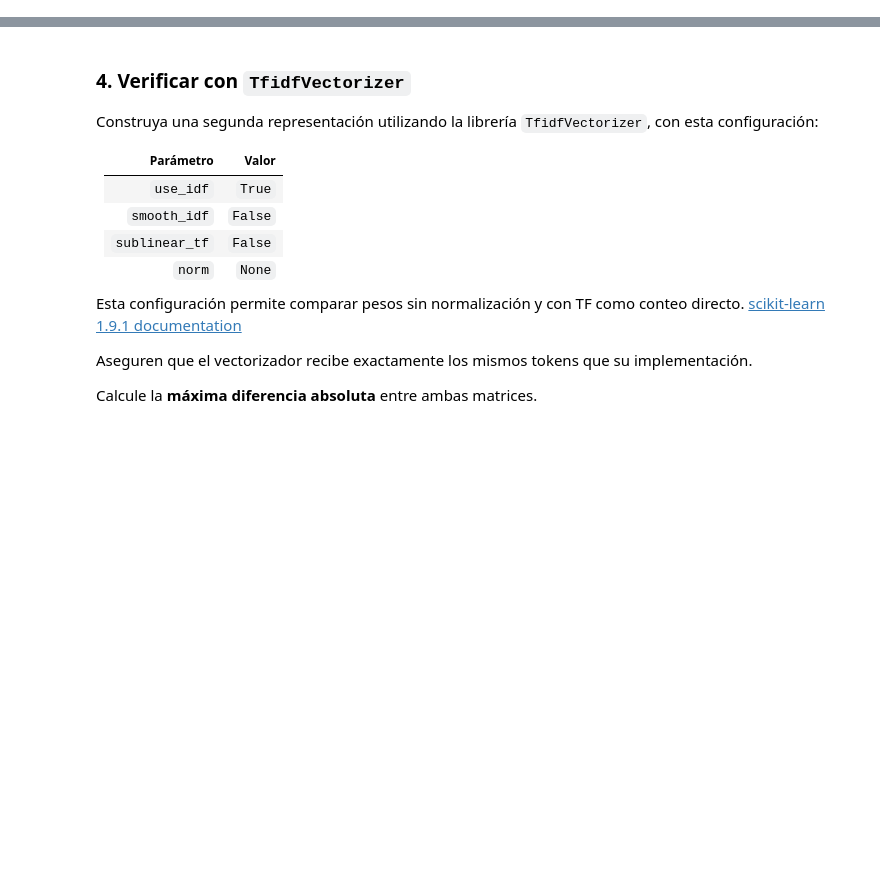
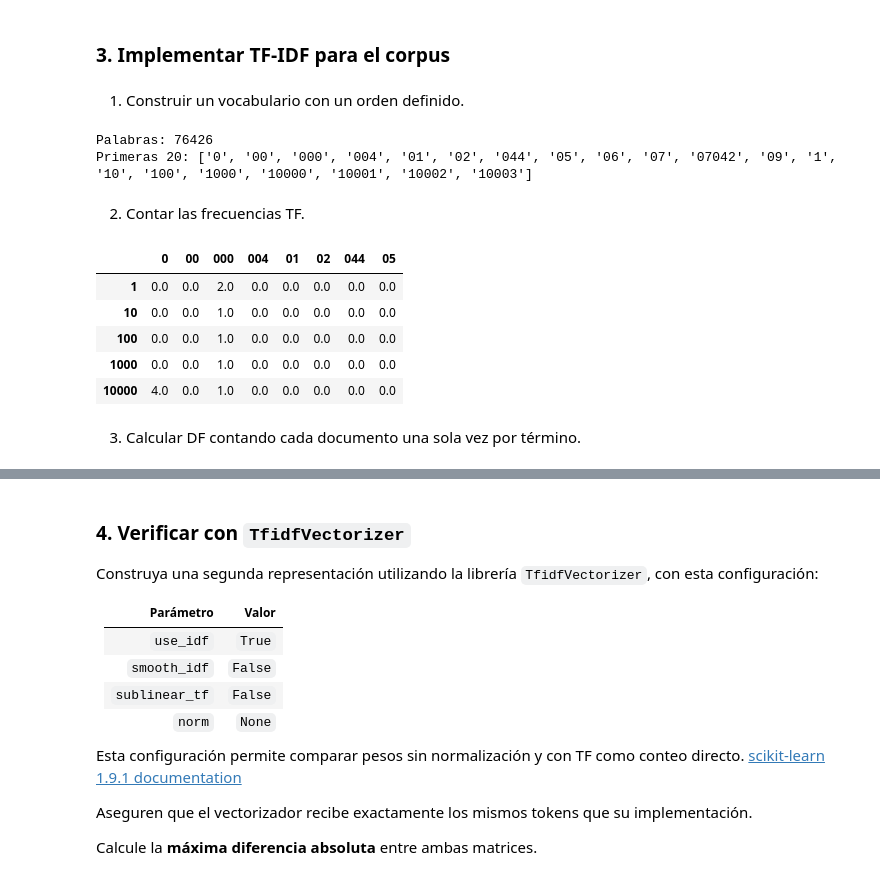
Before and after one commit to ambrosiafr/Ejercicio-02-Vector-Search, a Jupyter notebook: 03_vectorsearch.ipynb, the cells around one changed output, grey strips where cells are left out. Cells and saved outputs as stored; diff of their text form; code cells hidden in the pictures; blank space fills up the shorter version.

```diff
--- a/03_vectorsearch.ipynb
+++ b/03_vectorsearch.ipynb
@@ -59,0 +252,11 @@ Aquí, $f(t,d)$ es el número de apariciones y $N$ el número de documentos.
+# %%
+# 2.3. IDF
+def calcular_idf(frecuencias_df, numero_documentos):
+    valores = {}
+    for palabra, frecuencia in frecuencias_df.items():
+        valores[palabra] = math.log(numero_documentos / frecuencia) + 1
+    return valores
+
+# 2.3. Resultado
+valores_idf = calcular_idf(frecuencias_df, len(documentos))
+display(pd.DataFrame(valores_idf.items(), columns=["Termino", "IDF"]).head(10))
@@ -59,0 +281,14 @@ Aquí, $f(t,d)$ es el número de apariciones y $N$ el número de documentos.
+# %%
+# 2.4. Peso TF-IDF
+def calcular_peso(tf, idf):
+    return tf * idf
+
+# 2.4. Resultado: seis valores con la fórmula indicada en el enunciado
+pesos = []
+for posicion in range(2):
+    frecuencias = calcular_tf(documentos[posicion])
+    for palabra in ["love", "sea", "king"]:
+        tf = frecuencias.get(palabra, 0)
+        idf = valores_idf.get(palabra, 0)
+        pesos.append([identificadores[posicion], palabra, tf, idf, calcular_peso(tf, idf)])
+display(pd.DataFrame(pesos, columns=["Documento", "Termino", "TF", "IDF", "TF-IDF"]))
@@ -59,0 +303,38 @@ Aquí, $f(t,d)$ es el número de apariciones y $N$ el número de documentos.
+# %% [markdown]
+### 3. Implementar TF-IDF para el corpus
+# %% [markdown]
+1. Construir un vocabulario con un orden definido.
+# %%
+# 3.1. Resultado: vocabulario ordenado
+vocabulario = construir_vocabulario(documentos)
+print("Palabras:", len(vocabulario))
+print("Primeras 20:", vocabulario[:20])
+# %% [output]
+Palabras: 76426
+Primeras 20: ['0', '00', '000', '004', '01', '02', '044', '05', '06', '07', '07042', '09', '1', '10', '100', '1000', '10000', '10001', '10002', '10003']
+# %% [markdown]
+2. Contar las frecuencias TF.
+# %%
+# 3.2. Matriz TF
+def construir_matriz_tf(documentos, vocabulario):
+    matriz = []
+    for documento in documentos:
+        frecuencias = calcular_tf(documento)
+        fila = []
+        for palabra in vocabulario:
+            fila.append(frecuencias.get(palabra, 0))
+        matriz.append(fila)
+    return np.array(matriz, dtype=float)
+
+# 3.2. Resultado
+matriz_tf = construir_matriz_tf(documentos, vocabulario)
+display(pd.DataFrame(matriz_tf[:5, :8], index=identificadores[:5], columns=vocabulario[:8]))
+# %% [output]
+|  | 0 | 00 | 000 | 004 | 01 | 02 | 044 | 05 |
+| 1 | 0.0 | 0.0 | 2.0 | 0.0 | 0.0 | 0.0 | 0.0 | 0.0 |
+| 10 | 0.0 | 0.0 | 1.0 | 0.0 | 0.0 | 0.0 | 0.0 | 0.0 |
+| 100 | 0.0 | 0.0 | 1.0 | 0.0 | 0.0 | 0.0 | 0.0 | 0.0 |
+| 1000 | 0.0 | 0.0 | 1.0 | 0.0 | 0.0 | 0.0 | 0.0 | 0.0 |
+| 10000 | 4.0 | 0.0 | 1.0 | 0.0 | 0.0 | 0.0 | 0.0 | 0.0 |
+# %% [markdown]
+3. Calcular DF contando cada documento una sola vez por término.
```
Also changed, not shown: parts of 37 cells of this notebook.
